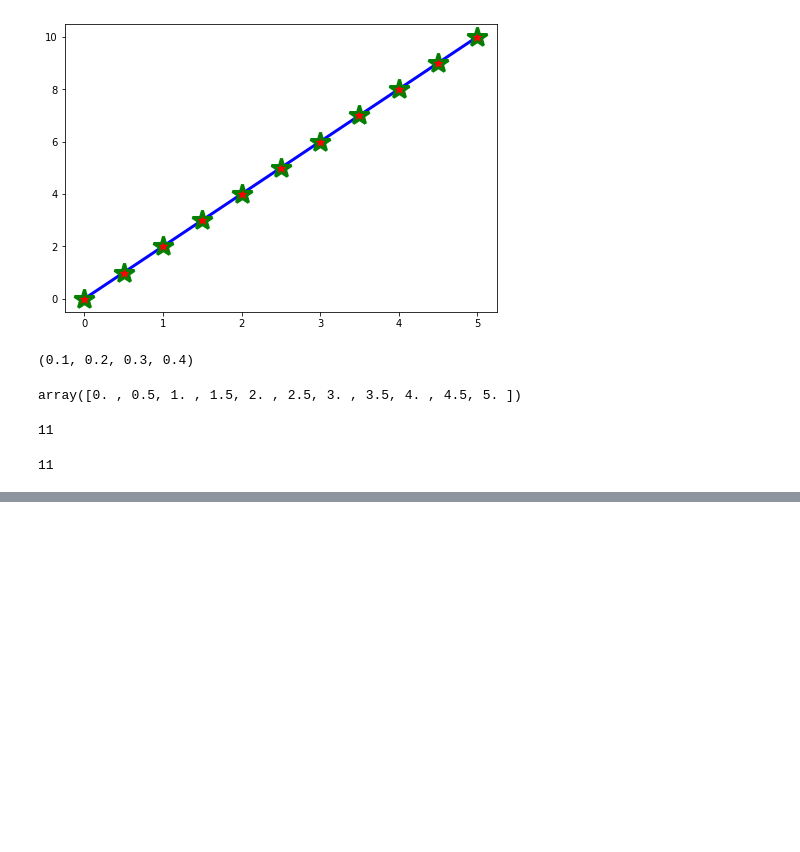
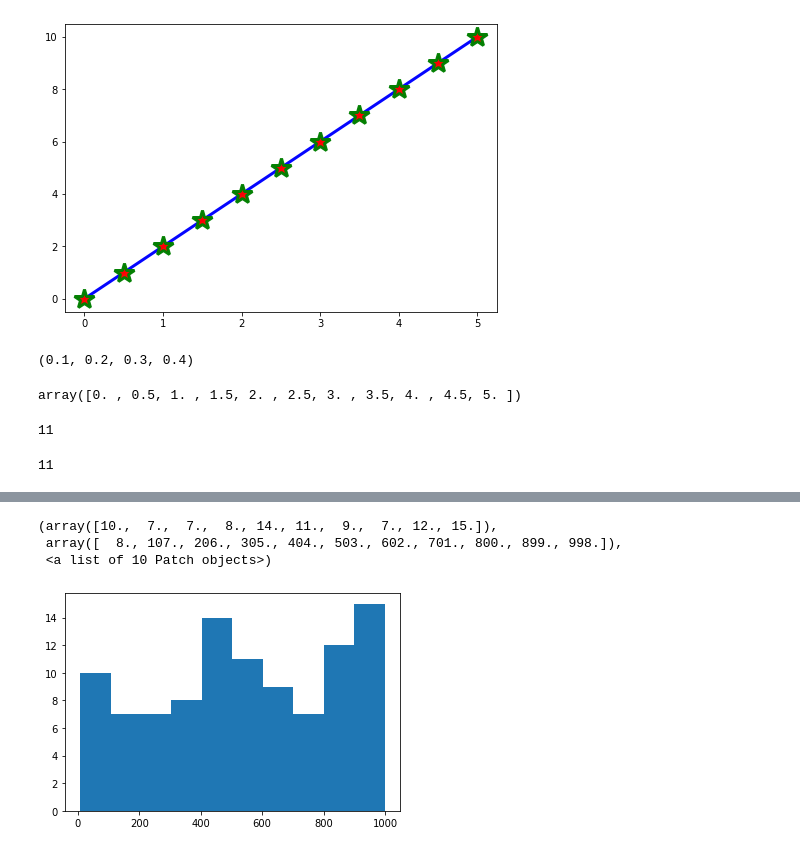
Before and after one commit to Sojiknight/PyDatSciStuds, a Jupyter notebook: Data visualization section.ipynb, the cells around one changed output, grey strips where cells are left out. Drawn from its saved outputs; the diff is of its cells as text; code cells hidden in the pictures; blank space fills up the shorter version.

```diff
--- a/Data visualization section.ipynb
+++ b/Data visualization section.ipynb
@@ -357,0 +402,9 @@ ax.plot(x, x+7, color = 'green', lw = 3, ls = ':')
+# %%
+from random import sample
+data = sample(range(1,1000), 100)
+plt.hist(data)
+# %% [output]
+(array([10.,  7.,  7.,  8., 14., 11.,  9.,  7., 12., 15.]),
+ array([  8., 107., 206., 305., 404., 503., 602., 701., 800., 899., 998.]),
+ <a list of 10 Patch objects>)
+[figure, added]
```
Also changed, not shown: parts of 6 cells of this notebook.
